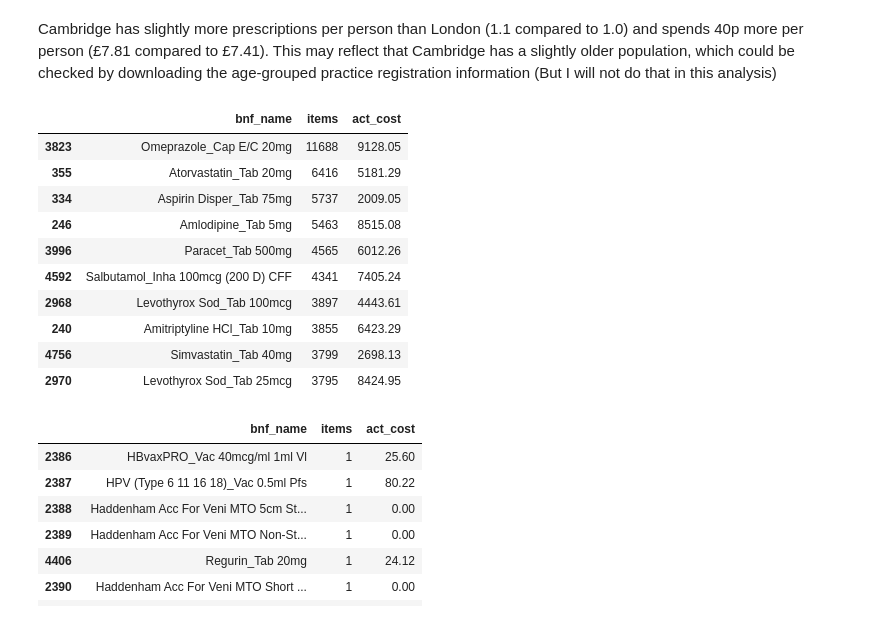
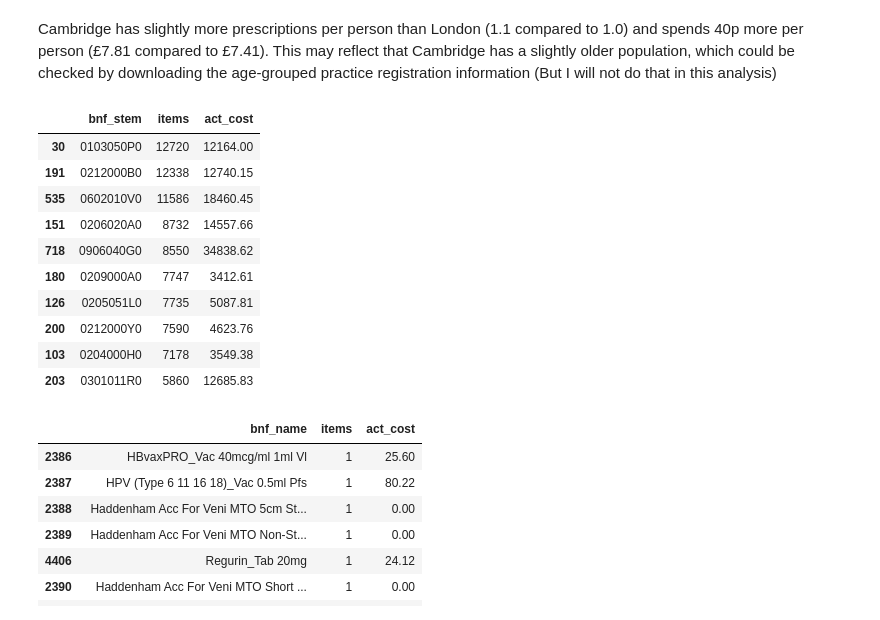
Before and after one commit to gtdalton/Health-Data-Science-MSc, a Jupyter notebook: General Practice Prescribing.ipynb, the cells around one changed output. Saved outputs shown, nothing was run; the diff lists cells and outputs as text; code cells hidden in the pictures.

```diff
--- a/General Practice Prescribing.ipynb
+++ b/General Practice Prescribing.ipynb
@@ -418,26 +405,27 @@ camb_cost_pp
 Cambridge has slightly more prescriptions per person than London (1.1 compared to 1.0) and spends 40p more per person (£7.81 compared to £7.41).  This may reflect that Cambridge has a slightly older population, which could be checked by downloading the age-grouped practice registration information (But I will not do that in this analysis)
 # %%
 # Create a dataframe just with columns of interest
-camb_totals = camb_prescribing_df[['bnf_name','items','act_cost']]
+camb_totals = pd.merge(camb_prescribing_df[['bnf_stem','items','act_cost']],pharm_df, left_on='bnf_stem',\
+                       right_on='chem_sub').drop('chem_sub', axis=1)
 
 # Calculate total items
-camb_totals = camb_totals.groupby(['bnf_name']).sum().reset_index()
+camb_totals = camb_totals.groupby(['bnf_stem']).sum().reset_index()
 
 #sort by total items
 camb_totals = camb_totals.sort_values(by='items',ascending=False)
 camb_totals.head(10)
 # %% [output]
-|  | bnf_name | items | act_cost |
-| 3823 | Omeprazole_Cap E/C 20mg | 11688 | 9128.05 |
-| 355 | Atorvastatin_Tab 20mg | 6416 | 5181.29 |
-| 334 | Aspirin Disper_Tab 75mg | 5737 | 2009.05 |
-| 246 | Amlodipine_Tab 5mg | 5463 | 8515.08 |
-| 3996 | Paracet_Tab 500mg | 4565 | 6012.26 |
-| 4592 | Salbutamol_Inha 100mcg (200 D) CFF | 4341 | 7405.24 |
-| 2968 | Levothyrox Sod_Tab 100mcg | 3897 | 4443.61 |
-| 240 | Amitriptyline HCl_Tab 10mg | 3855 | 6423.29 |
-| 4756 | Simvastatin_Tab 40mg | 3799 | 2698.13 |
-| 2970 | Levothyrox Sod_Tab 25mcg | 3795 | 8424.95 |
+|  | bnf_stem | items | act_cost |
+| 30 | 0103050P0 | 12720 | 12164.00 |
+| 191 | 0212000B0 | 12338 | 12740.15 |
+| 535 | 0602010V0 | 11586 | 18460.45 |
+| 151 | 0206020A0 | 8732 | 14557.66 |
+| 718 | 0906040G0 | 8550 | 34838.62 |
+| 180 | 0209000A0 | 7747 | 3412.61 |
+| 126 | 0205051L0 | 7735 | 5087.81 |
+| 200 | 0212000Y0 | 7590 | 4623.76 |
+| 103 | 0204000H0 | 7178 | 3549.38 |
+| 203 | 0301011R0 | 5860 | 12685.83 |
 # %%
 camb_totals.tail(10)
 # %% [output]
```
Also changed, not shown: parts of 7 cells of this notebook.
